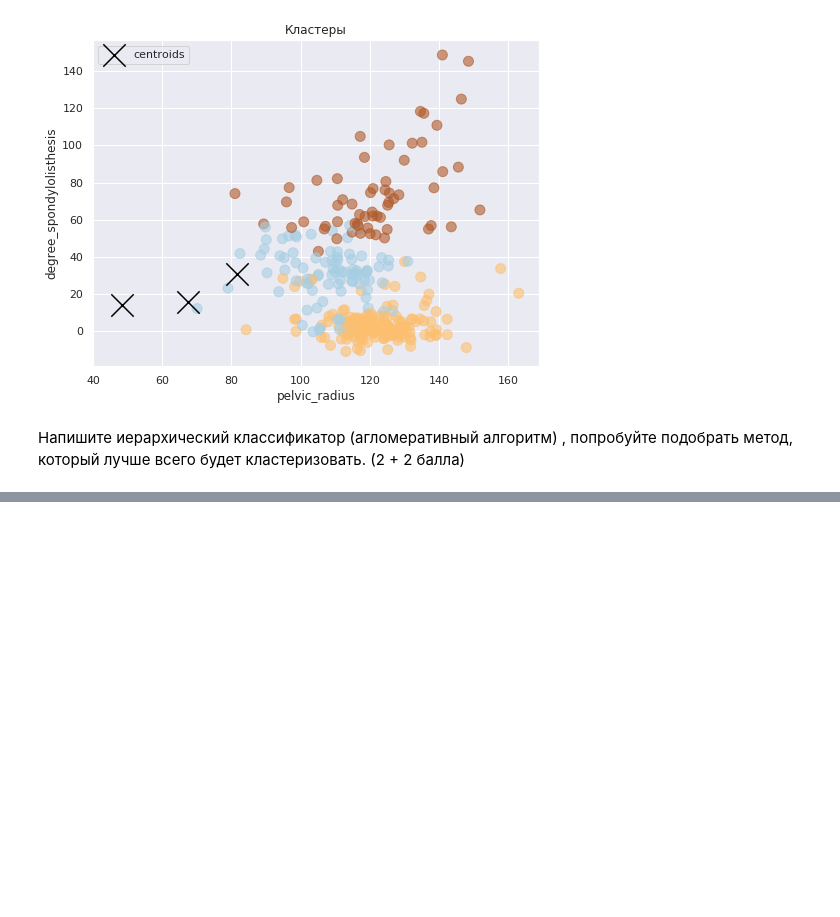
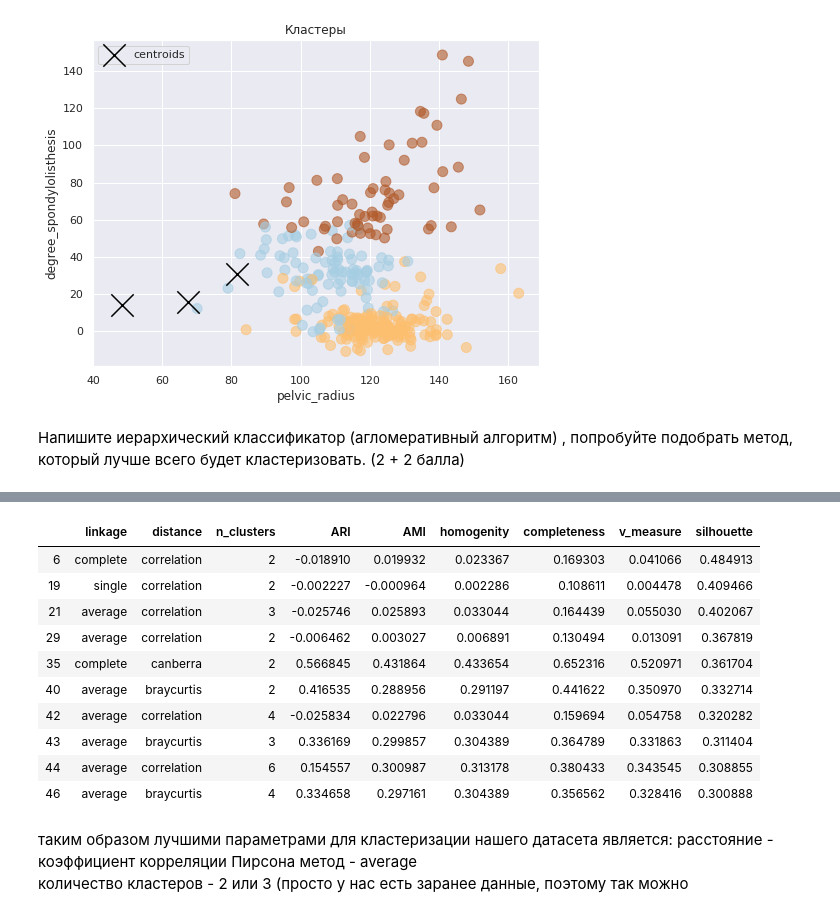
Before and after one commit to alexandretsarev/BI_2019_stat_R, a Jupyter notebook: ML_HW_03.ipynb, the cells around one changed output, grey strips where cells are left out. Drawn from its saved outputs; the diff is of its cells as text; code cells hidden in the pictures; blank space fills up the shorter version.

```diff
--- a/ML_HW_03.ipynb
+++ b/ML_HW_03.ipynb
@@ -176,0 +179,20 @@ dn = hierarchy.dendrogram(Z, color_threshold=0.5)
+# %%
+metrics_dict2 = metrics_dict.query('["minkowski","seuclidean","euclidean","manhattan","chebyshev","sqeuclidean"] not in distance')
+metrics_dict2.head(10)
+# %% [output]
+|  | linkage | distance | n_clusters | ARI | AMI | homogenity | completeness | v_measure | silhouette |
+| 6 | complete | correlation | 2 | -0.018910 | 0.019932 | 0.023367 | 0.169303 | 0.041066 | 0.484913 |
+| 19 | single | correlation | 2 | -0.002227 | -0.000964 | 0.002286 | 0.108611 | 0.004478 | 0.409466 |
+| 21 | average | correlation | 3 | -0.025746 | 0.025893 | 0.033044 | 0.164439 | 0.055030 | 0.402067 |
+| 29 | average | correlation | 2 | -0.006462 | 0.003027 | 0.006891 | 0.130494 | 0.013091 | 0.367819 |
+| 35 | complete | canberra | 2 | 0.566845 | 0.431864 | 0.433654 | 0.652316 | 0.520971 | 0.361704 |
+| 40 | average | braycurtis | 2 | 0.416535 | 0.288956 | 0.291197 | 0.441622 | 0.350970 | 0.332714 |
+| 42 | average | correlation | 4 | -0.025834 | 0.022796 | 0.033044 | 0.159694 | 0.054758 | 0.320282 |
+| 43 | average | braycurtis | 3 | 0.336169 | 0.299857 | 0.304389 | 0.364789 | 0.331863 | 0.311404 |
+| 44 | average | correlation | 6 | 0.154557 | 0.300987 | 0.313178 | 0.380433 | 0.343545 | 0.308855 |
+| 46 | average | braycurtis | 4 | 0.334658 | 0.297161 | 0.304389 | 0.356562 | 0.328416 | 0.300888 |
+# %% [markdown]
+таким образом лучшими параметрами для кластеризации нашего датасета является:
+расстояние - коэффициент корреляции Пирсона
+метод - average
+количество кластеров - 2 или 3 (просто у нас есть заранее данные, поэтому так можно
```
Also changed, not shown: parts of 9 cells of this notebook.
